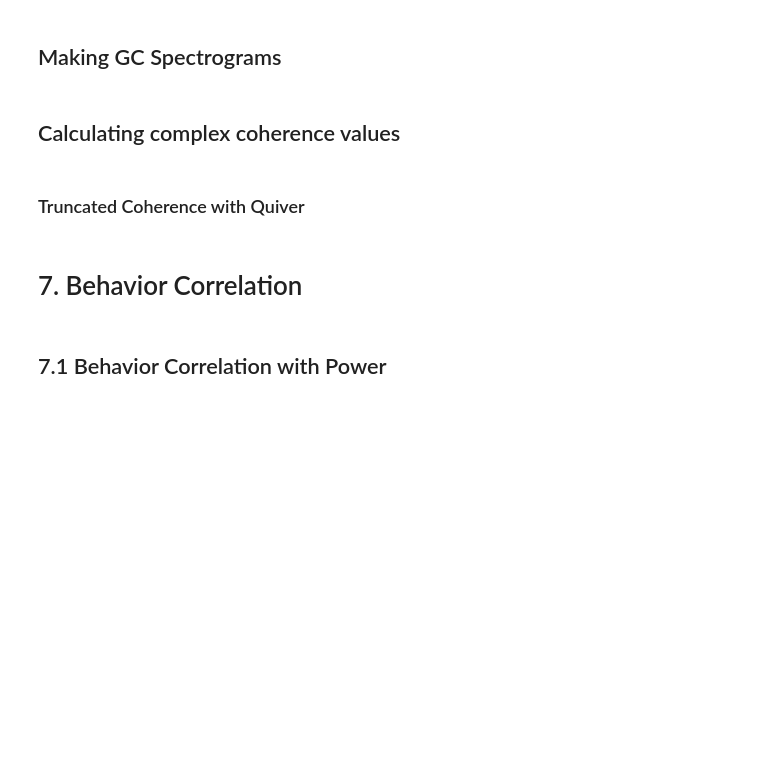
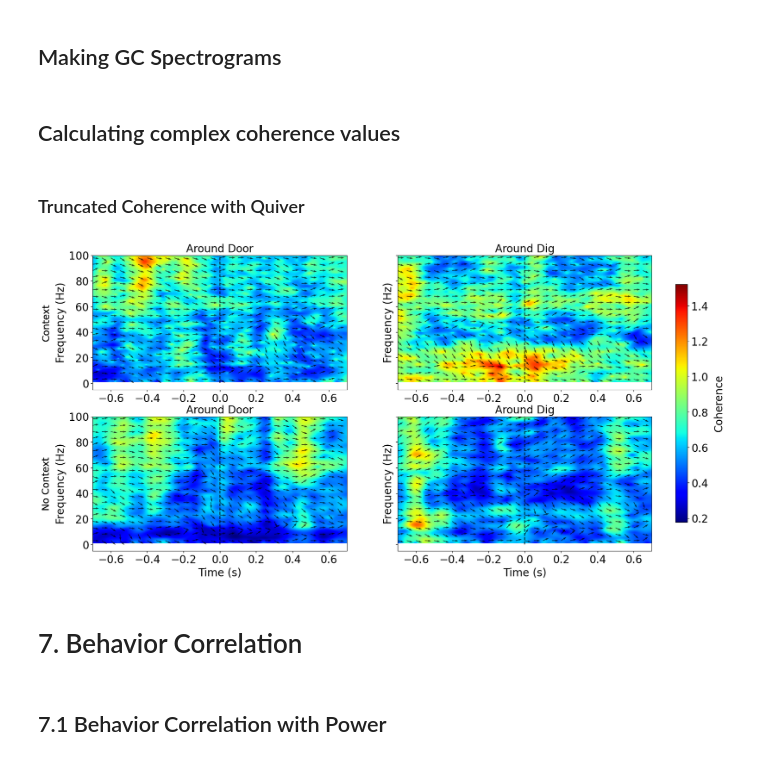
Before and after one commit to namanagrawal97/cpl_analysis_naman, a Jupyter notebook: 00_complete_analysis_truncated.ipynb, the cells around one changed output. Drawn from its saved outputs; the diff is of its cells as text; code cells hidden in the pictures; blank space fills up the shorter version.

Commit message:
updates to the new truncation file

```diff
--- a/00_complete_analysis_truncated.ipynb
+++ b/00_complete_analysis_truncated.ipynb
@@ -449,14 +451,11 @@ Now we will plot the power spectra for each rat and the mean power spectra
 # %%
 compiled_data_all_epochs = pd.read_pickle(savepath+'compiled_data_all_epochs.pkl')
 power_df=compiled_data_all_epochs.__deepcopy__()
-power_df.iloc[:,-5:]=power_df.iloc[:,-5:].applymap(lambda x: scipy.signal.welch(x, fs=2000, nperseg=2000)[1])
+number_per_segment = 700
+tukey_window = scipy.signal.get_window(('tukey', 0.2), number_per_segment)
+power_df.iloc[:,-5:]=power_df.iloc[:,-5:].applymap(lambda x:scipy.signal.welch(x, fs=2000, nperseg=number_per_segment,noverlap=number_per_segment/2, window=tukey_window)[1])
 # %%
-# Truncate the relevant columns and apply Welch's method
-power_df_truncated = compiled_data_all_epochs.copy()
-power_df_truncated['pre_dig_trunc'] = power_df_truncated['pre_dig'].apply(lambda x: x[-1000:])
-power_df_truncated['post_dig_trunc'] = power_df_truncated['post_dig'].apply(lambda x: x[:1000])
-power_df_truncated['around_dig_trunc'] = power_df_truncated['around_dig'].apply(lambda x: x[3000:5000])
-power_df_truncated['around_door_trunc'] = power_df_truncated['around_door'].apply(lambda x: x[3000:5000])
+
 # Apply Welch's method to the truncated columns
 power_df_truncated['pre_dig_psd'] = power_df_truncated['pre_dig_trunc'].apply(lambda x: scipy.signal.welch(x, fs=2000, nperseg=1000)[1])
 
@@ -519,8 +518,9 @@ for i, event in enumerate(events_list):
         ax.plot(freq, data_mean, color=plotting_styles.colors[task], linestyle=plotting_styles.linestyles[channel])
         ax.fill_between(freq, data_mean - data_sem, data_mean + data_sem, alpha=0.2, color=plotting_styles.colors[task])
         ax.set_xlim(0, 100)
+        #ax.set_yscale('log')
         ax.set_xlabel('Frequency (Hz)')
-        ax.set_ylabel('Power (dB)')
+        ax.set_ylabel('Power')
     mean_df=pd.DataFrame(mean_data_dict)
     mean_df.to_excel(writer, sheet_name=event)
 #writer.close()
@@ -2136,7 +2106,6 @@ plt.show()
 # %%
-con_data_df_clean=pd.read_pickle(savepath+'mne_epochs_array_df_truncated.pkl')
 
-event_list=['mne_epoch_around_door_truncated','mne_epoch_around_dig_truncated']
+event_list=['mne_epoch_around_door','mne_epoch_around_dig']
 fs=2000
 print(event_list)
 BWcontext_data=con_data_df_clean[(con_data_df_clean['task']=='BWcontext')]
@@ -2214,7 +2183,7 @@ all_coh_abs_data_df=pd.read_pickle(savepath+'coherence_abs_spectrogram_around_do
 all_coh_phase_data_df=pd.read_pickle(savepath+'coherence_phase_spectrogram_around_door_dig_truncated.pkl')
 
 
-event_list=['mne_epoch_around_door_truncated','mne_epoch_around_dig_truncated']
+event_list=['mne_epoch_around_door','mne_epoch_around_dig']
 fs=2000
 times=np.arange(-0.7, 0.7, 1/fs)
 fig, axs=plt.subplots(2,2, figsize=(20,10), sharey=True)
@@ -2248,33 +2217,35 @@ for i, event in enumerate(event_list):
     X, Y = np.meshgrid(np.linspace(times[0], times[-1], coh_phase.shape[1]), np.linspace(freqs[0], freqs[-1], coh_phase.shape[0]))
 
     U = np.cos(coh_phase)
     V = np.sin(coh_phase)
     f_x = 100
     f_y = 5
     axs[1, i].quiver(X[2::f_y, ::f_x], Y[2::f_y, ::f_x], U[2::f_y, ::f_x], V[2::f_y, ::f_x], angles='uv', scale=40, alpha=0.7)
 
 
     axs[1,i].set_xlabel('Time (s)', fontsize=20)
     axs[1,i].set_ylabel('Frequency (Hz)', fontsize=20)
     axs[1,i].set_title(event_names[i], fontsize=20)
     axs[1,i].vlines(0, 0, 100, color='k', linestyle='--')
 
     axs[0,0].text(-0.2, 0.5, 'Context', transform=axs[0,0].transAxes, fontsize=18, verticalalignment='center', rotation=90)
     axs[1,0].text(-0.2, 0.5, 'No Context', transform=axs[1,0].transAxes, fontsize=18, verticalalignment='center', rotation=90)
     axs[0,i].tick_params(axis='both', which='major', labelsize=20)
     axs[1,i].tick_params(axis='both', which='major', labelsize=20)
     # axs[0,i].set_xticks(np.arange(-2, 3, 1))  # Set x-ticks from -2 to 2 seconds
     # axs[0,i].set_xticklabels(np.arange(-2, 3, 1))  # Set x-tick labels from -2 to 2 seconds
     # axs[1,i].set_xticks(np.arange(-2, 3, 1))  # Set x-ticks from -2 to 2 seconds
     # axs[1,i].set_xticklabels(np.arange(-2, 3, 1))  # Set x-tick labels from -2 to 2 seconds
 
     # Add a colorbar
 cbar = fig.colorbar(axs[0,0].images[0], ax=axs, orientation='vertical', fraction=0.02, pad=0.04)
 cbar.set_label('Coherence', loc='center', fontsize=20, labelpad=10)
 cbar.ax.tick_params(labelsize=20)  # Set colorbar tick label size
 
 fig.savefig(f'C:\\Users\\{user}\\Dropbox\\CPLab\\results\\aon_vhp_coherence_event_spectrogram_quiver_truncated.png',format='png', dpi=600, bbox_inches='tight')
 plt.show()
+# %% [output]
+[figure, added]
 # %% [markdown]
 # 7. Behavior Correlation
 # %% [markdown]
```
Also changed, not shown: parts of 9 cells of this notebook, 2 other files.
